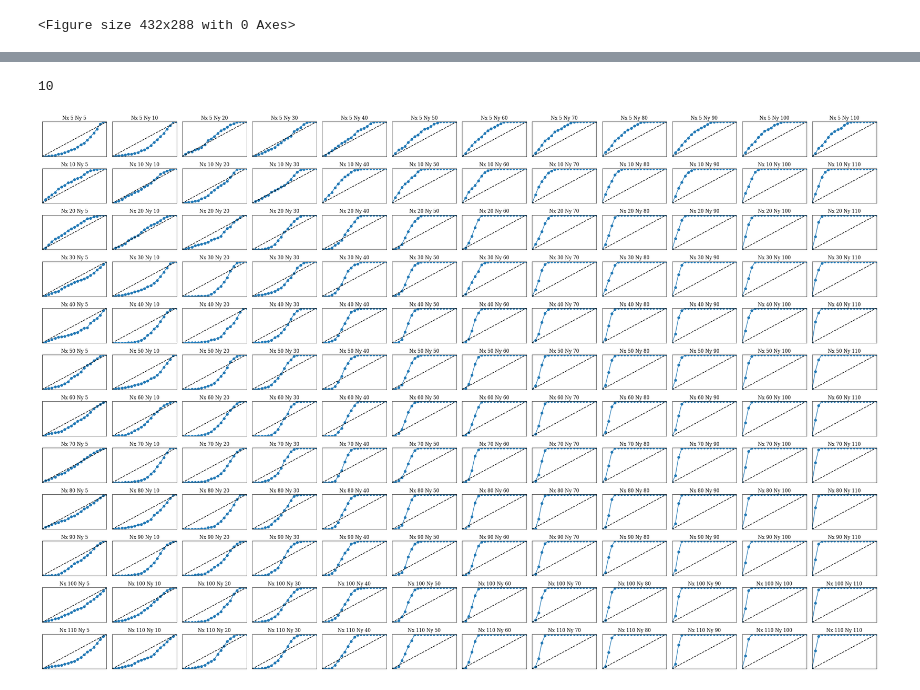
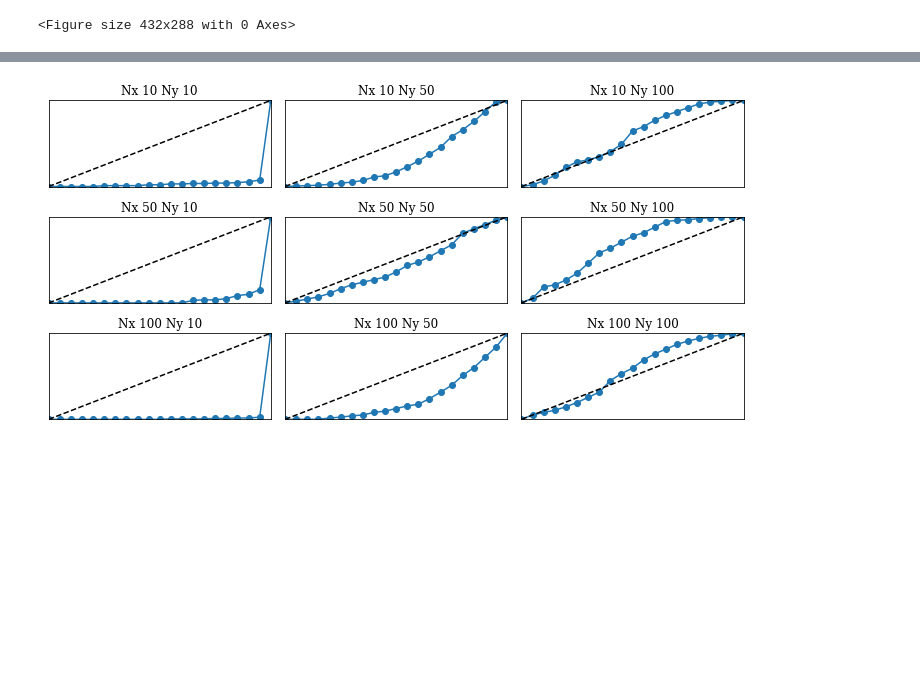
Before and after one commit to hudsonchen/conditional_bayesian_quadrature, a Jupyter notebook: plotting/sensitivity_conjugate_calibration.ipynb, the cells around one changed output, grey strips where cells are left out. Saved outputs shown, nothing was run; the diff lists cells and outputs as text; code cells hidden in the pictures; blank space fills up the shorter version.

```diff
--- a/plotting/sensitivity_conjugate_calibration.ipynb
+++ b/plotting/sensitivity_conjugate_calibration.ipynb
@@ -40,55 +40,45 @@ print(dirs)
 dir_num = len(dirs)
 
 # N_alpha_array = jnp.array([5])
-Nx_array = jnp.concatenate((jnp.array([5]), jnp.arange(10, 120, 10)))
+Nx_array = jnp.array([10, 50, 100])
 # N_theta_array = jnp.array([30])
-Ny_array = jnp.concatenate((jnp.array([5]), jnp.arange(10, 120, 10)))
+Ny_array = jnp.array([10, 50, 100])
 
 # dim_all = jnp.array([2, 10])
-dim_all = jnp.array([2, 4, 6, 8, 10])
+dim_all = jnp.array([2])
 seed_num = 10
 
 confidence_level = jnp.arange(0.0, 1.01, 0.05)
 # %%
 
-dim = 10
-
-dir_temp = []
-for filename in dirs:
-    if f'dim_{dim}' in filename:
-        dir_temp.append(filename)
-dir_num_temp = len(dir_temp)
-print(dim)
-
-fig, axs = plt.subplots(len(Nx_array), len(Ny_array), figsize=(30, 20))
+fig, axs = plt.subplots(len(Nx_array), len(Ny_array), figsize=(10, 5))
 
 for i, Nx in enumerate(Nx_array):
     for j, Ny in enumerate(Ny_array):
         calibration_ = 0 * confidence_level
 
-        for d in dir_temp:
+        for d in dirs:
             calibration = np.load(f"{d}/calibration_X_{Nx}_y_{Ny}.npy")
             calibration_ += calibration
-        calibration_ /= len(dir_temp)
+        calibration_ /= len(dirs)
 
         axs[i,j].plot(confidence_level, calibration, label="Model calibration", marker="o")
         axs[i,j].plot([0, 1], [0, 1], linestyle="--", label="Ideal calibration", color="black")
         # axs[i,j].set_xlabel("Confidence")
         # axs[i,j].set_ylabel("Coverage")
         title = axs[i,j].set_title(f"Nx {Nx} Ny {Ny}")
         # title.set_color('white')
         # axs[i,j].legend()
         axs[i,j].set_xlim(0, 1)
         axs[i,j].set_ylim(0, 1)
         axs[i,j].set_xlabel('')
         axs[i,j].set_ylabel('')
 
         # turn off x and y ticks
         axs[i,j].set_xticks([])
         axs[i,j].set_yticks([])
 
 plt.tight_layout()
 plt.show()
 # %% [output]
-10
-[figure, old version]
+[figure, new version]
```
Also changed, not shown: parts of 3 cells of this notebook, 7 other files.
